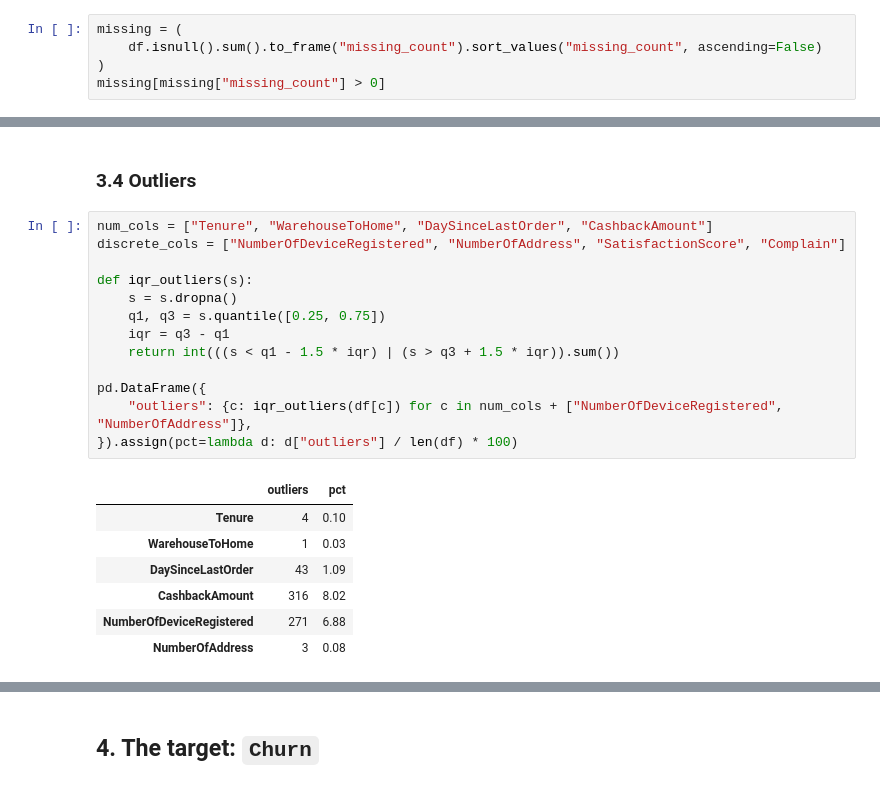
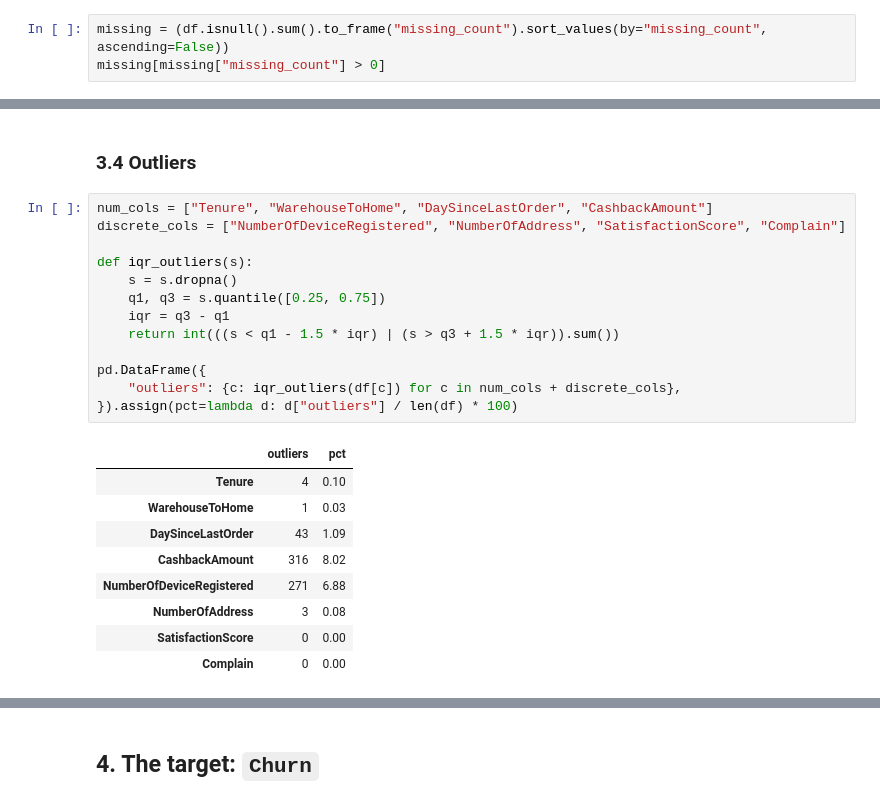
Before and after one commit to kareemxmhmd/Customer_Churn_Prediction, a Jupyter notebook: notebooks/01_eda.ipynb, the cells around one changed output, grey strips where cells are left out. Cells and saved outputs as stored; diff of their text form.

```diff
--- a/notebooks/01_eda.ipynb
+++ b/notebooks/01_eda.ipynb
@@ -101,7 +87,5 @@ df.describe().round(2).T
 # %%
-missing = (
-    df.isnull().sum().to_frame("missing_count").sort_values("missing_count", ascending=False)
-)
+missing = (df.isnull().sum().to_frame("missing_count").sort_values(by="missing_count", ascending=False))
 missing[missing["missing_count"] > 0]
 # %% [output]
 |  | missing_count |
@@ -170,21 +143,23 @@ Name: count, dtype: int64
 # %%
 num_cols = ["Tenure", "WarehouseToHome", "DaySinceLastOrder", "CashbackAmount"]
 discrete_cols = ["NumberOfDeviceRegistered", "NumberOfAddress", "SatisfactionScore", "Complain"]
 
 def iqr_outliers(s):
     s = s.dropna()
     q1, q3 = s.quantile([0.25, 0.75])
     iqr = q3 - q1
     return int(((s < q1 - 1.5 * iqr) | (s > q3 + 1.5 * iqr)).sum())
 
 pd.DataFrame({
-    "outliers": {c: iqr_outliers(df[c]) for c in num_cols + ["NumberOfDeviceRegistered", "NumberOfAddress"]},
+    "outliers": {c: iqr_outliers(df[c]) for c in num_cols + discrete_cols},
 }).assign(pct=lambda d: d["outliers"] / len(df) * 100)
 # %% [output]
 |  | outliers | pct |
 | Tenure | 4 | 0.10 |
 | WarehouseToHome | 1 | 0.03 |
 | DaySinceLastOrder | 43 | 1.09 |
 | CashbackAmount | 316 | 8.02 |
 | NumberOfDeviceRegistered | 271 | 6.88 |
 | NumberOfAddress | 3 | 0.08 |
+| SatisfactionScore | 0 | 0.00 |
+| Complain | 0 | 0.00 |
```
Also changed, not shown: parts of 21 cells of this notebook.
